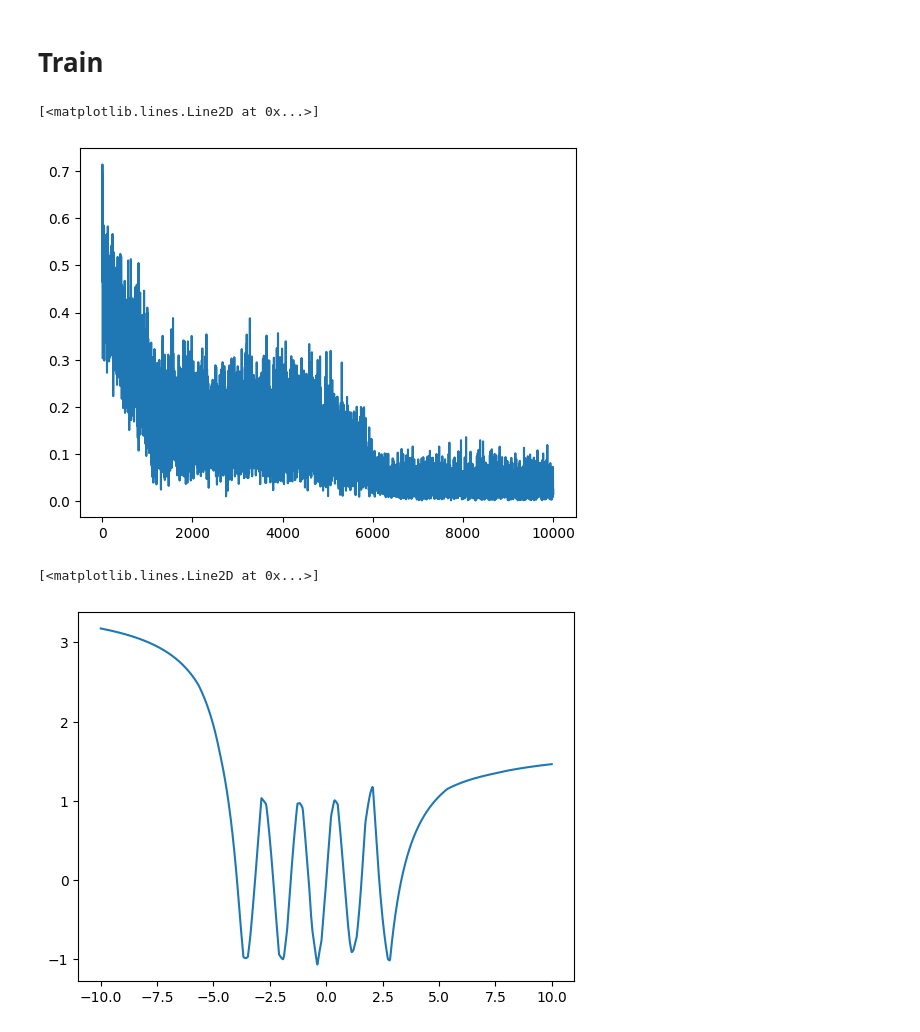
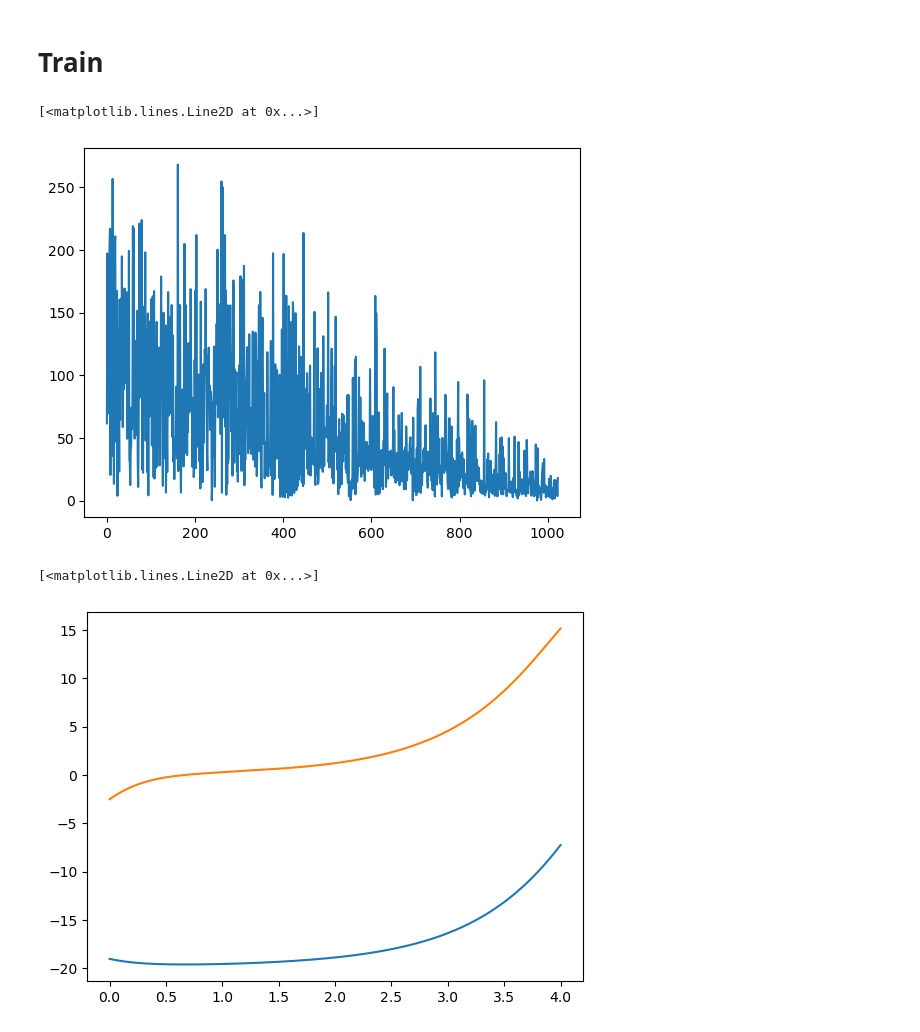
Before and after one commit to jshe2304/dlrg, a Jupyter notebook: grad.ipynb, the cells around one changed output. Drawn from its saved outputs; the diff is of its cells as text; code cells hidden in the pictures.

```diff
--- a/grad.ipynb
+++ b/grad.ipynb
@@ -23,21 +24,22 @@ class MLP(nn.Module):
         self.mlp = nn.Sequential(
             nn.Linear(i, h),
             nn.LayerNorm(h),
-            nn.ReLU(),
+            nn.SiLU(),
             nn.Linear(h, h),
             nn.LayerNorm(h),
-            nn.ReLU(),
+            nn.SiLU(),
             nn.Linear(h, o)
         )
 
     def forward(self, x):
-        return self.mlp(x)
+        return self.mlp(x).squeeze()
 # %% [markdown]
 # Raw Model
 # %%
 f = MLP()
 # %%
-x = torch.linspace(-10, 10, 1000).unsqueeze(1)
+x = torch.linspace(0, 4, 1000).unsqueeze(1)
 plt.plot(x, f(x).detach())
+plt.plot(x, torch.vmap(funcgrad(f))(x).detach())
 # %% [output]
 [<matplotlib.lines.Line2D at 0x...>]
@@ -45,7 +47,10 @@ plt.plot(x, f(x).detach())
 # %% [markdown]
 # Objective
 # %%
-g = lambda x : torch.sin(4 * x)
+g = lambda x : (x ** 2 * torch.log(x)).squeeze()
+dgdx = lambda x : 2 * x * torch.log(x) + x
 plt.plot(x, g(x).detach())
+plt.plot(x, dgdx(x).detach())
+plt.plot(x, torch.vmap(funcgrad(g), )(x), linestyle='dotted')
 # %% [output]
 [<matplotlib.lines.Line2D at 0x...>]
@@ -57,23 +63,28 @@ optimizer = torch.optim.Adam(f.parameters())
 # %%
-losses = []
-for epoch in range(10000):
+for epoch in range(1024):
     optimizer.zero_grad()
 
-    x = (torch.rand(32, 1) - 0.5) * 8
+    x = torch.rand(4, 1) * 5
 
-    loss = torch.mean((f(x) - g(x)) ** 2)
+    dg = dgdx(x)
+    dg += torch.randn_like(dg) * 0.1
+
+    dg_hat = torch.vmap(funcgrad(f))(x)
+
+    loss = torch.mean((dg - dg_hat) ** 2)
     loss.backward()
     optimizer.step()
 
     losses.append(float(loss))
 
 plt.plot(losses)
 # %% [output]
 [<matplotlib.lines.Line2D at 0x...>]
-[figure, old version]
+[figure, new version]
 # %%
-x = torch.linspace(-10, 10, 1000).unsqueeze(1)
+x = torch.linspace(0, 4, 1000).unsqueeze(1)
 plt.plot(x, f(x).detach())
+plt.plot(x, torch.vmap(funcgrad(f))(x).detach())
 # %% [output]
 [<matplotlib.lines.Line2D at 0x...>]
-[figure, old version]
+[figure, new version]
```
Also changed, not shown: parts of 5 cells of this notebook, 7 other files.
